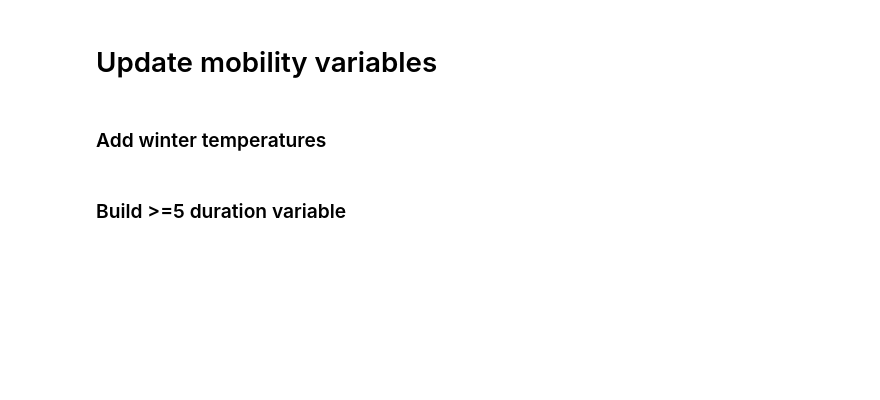
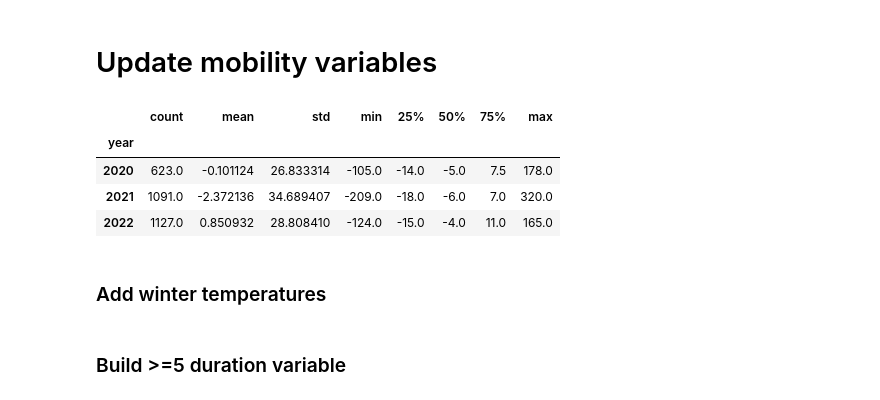
Before and after one commit to shivyucel/heatwaves_pnw_code, a Jupyter notebook: 0.6_feature_eng_2.ipynb, the cells around one changed output. Drawn from its saved outputs; the diff is of its cells as text; code cells hidden in the pictures; blank space fills up the shorter version.

```diff
--- a/0.6_feature_eng_2.ipynb
+++ b/0.6_feature_eng_2.ipynb
@@ -26,6 +20,14 @@ data_path = '/Users/shivyucel/Documents/projects/DPhil/Code_Data/data/'
 #income and age added in census folder notebook before continuing here
 mob_vars = pd.read_csv(data_path + 'mobility_heat/mob_vars_final_clean_90_v1.csv')
 #relative_heat = pd.read_csv('/Users/shivyucel/Documents/projects/DPhil/Code_Data/data/heatwave/relative_heat_scores.csv')
+# %%
+mob_vars.groupby('year')['parks_difference'].describe()
+# %% [output]
+|  | count | mean | std | min | 25% | 50% | 75% | max |
+| year |  |  |  |  |  |  |  |  |
+| 2020 | 623.0 | -0.101124 | 26.833314 | -105.0 | -14.0 | -5.0 | 7.5 | 178.0 |
+| 2021 | 1091.0 | -2.372136 | 34.689407 | -209.0 | -18.0 | -6.0 | 7.0 | 320.0 |
+| 2022 | 1127.0 | 0.850932 | 28.808410 | -124.0 | -15.0 | -4.0 | 11.0 | 165.0 |
 # %%
 mob_vars['date'] = pd.to_datetime(mob_vars['date'])
 # %%
```
Also changed, not shown: parts of 5 cells of this notebook, 7 other files.
